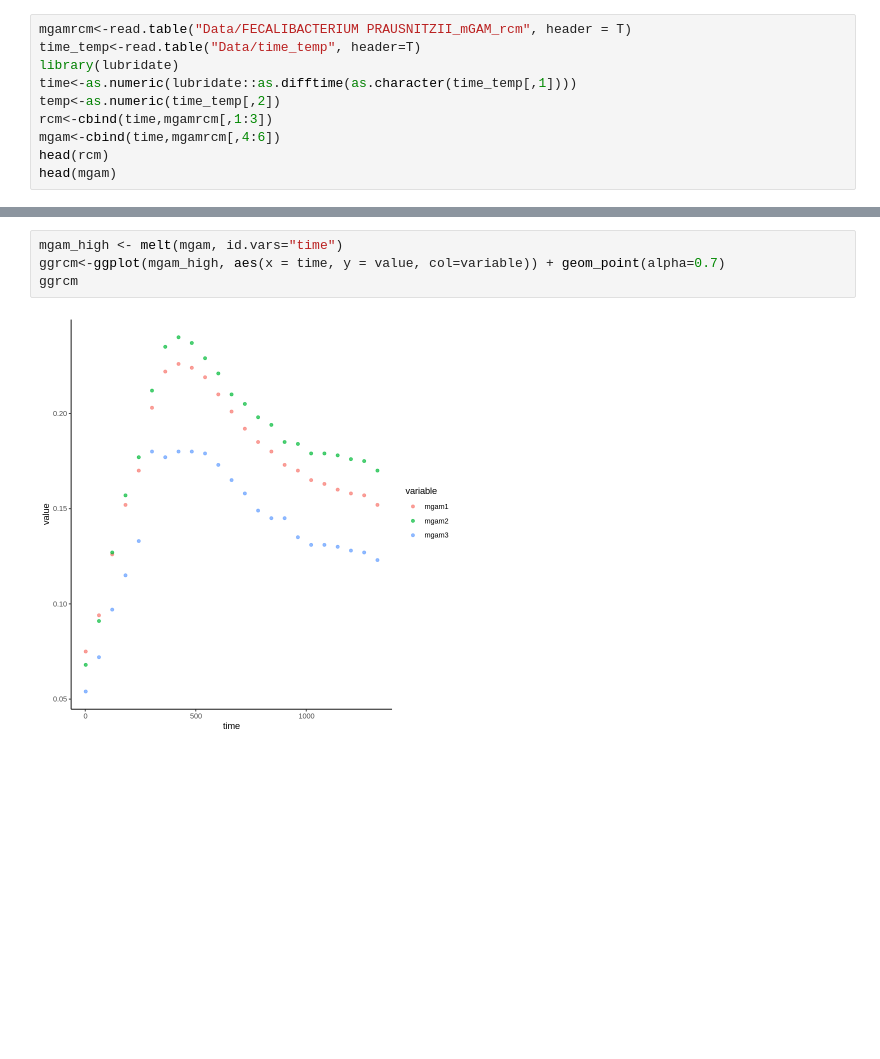
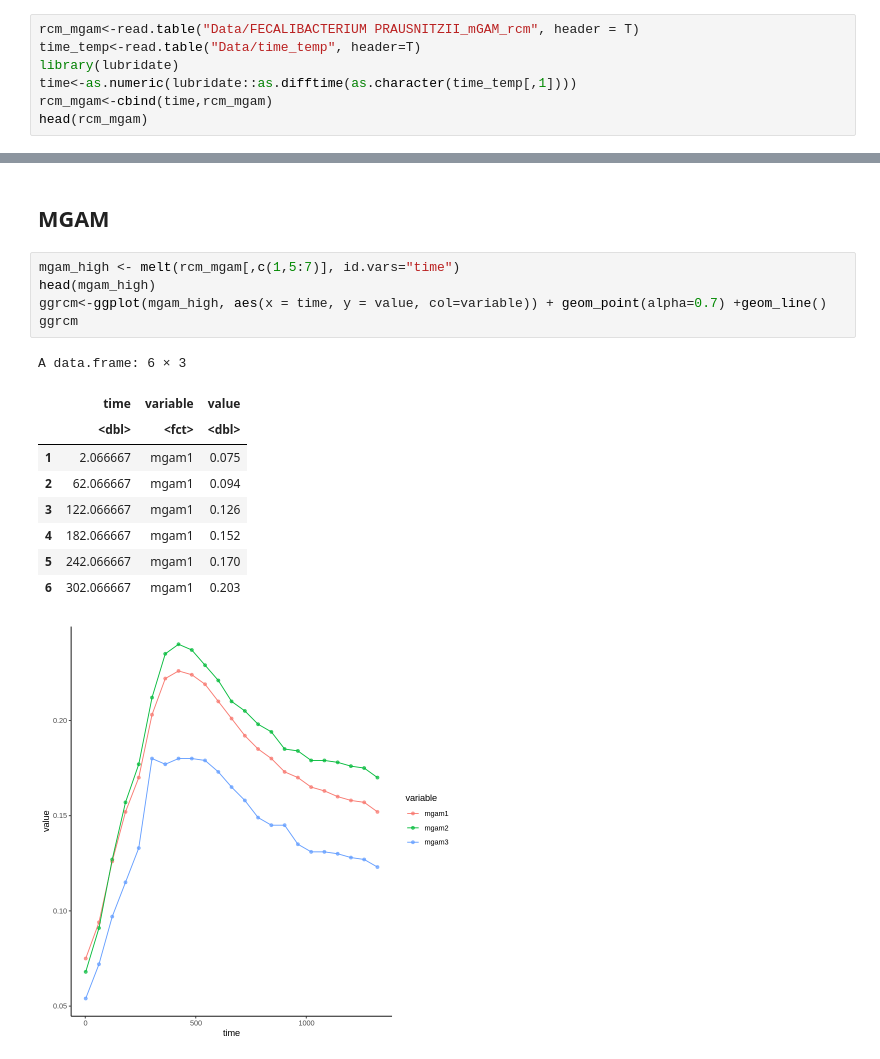
Before and after one commit to PrabJ/Flux_Balance_F_Prausnitzii, a Jupyter notebook: Growthrates.ipynb, the cells around one changed output, grey strips where cells are left out. Cells and saved outputs as stored; diff of their text form; blank space fills up the shorter version.

```diff
--- a/Growthrates.ipynb
+++ b/Growthrates.ipynb
@@ -15,11 +10,8 @@ Loading required package: deSolve
 # %%
-mgamrcm<-read.table("Data/FECALIBACTERIUM PRAUSNITZII_mGAM_rcm", header = T)
+rcm_mgam<-read.table("Data/FECALIBACTERIUM PRAUSNITZII_mGAM_rcm", header = T)
 time_temp<-read.table("Data/time_temp", header=T)
 library(lubridate)
 time<-as.numeric(lubridate::as.difftime(as.character(time_temp[,1])))
-temp<-as.numeric(time_temp[,2])
-rcm<-cbind(time,mgamrcm[,1:3])
-mgam<-cbind(time,mgamrcm[,4:6])
-head(rcm)
-head(mgam)
+rcm_mgam<-cbind(time,rcm_mgam)
+head(rcm_mgam)
 # %% [output]
@@ -65,6 +61,18 @@ ggrcm
+# %% [markdown]
+## MGAM
 # %%
-mgam_high <- melt(mgam, id.vars="time")
-ggrcm<-ggplot(mgam_high, aes(x = time, y = value, col=variable)) + geom_point(alpha=0.7)
+mgam_high <- melt(rcm_mgam[,c(1,5:7)], id.vars="time")
+head(mgam_high)
+ggrcm<-ggplot(mgam_high, aes(x = time, y = value, col=variable)) + geom_point(alpha=0.7) +geom_line()
 ggrcm
 # %% [output]
+A data.frame: 6 × 3
+|  | time | variable | value |
+|  | <dbl> | <fct> | <dbl> |
+| 1 | 2.066667 | mgam1 | 0.075 |
+| 2 | 62.066667 | mgam1 | 0.094 |
+| 3 | 122.066667 | mgam1 | 0.126 |
+| 4 | 182.066667 | mgam1 | 0.152 |
+| 5 | 242.066667 | mgam1 | 0.170 |
+| 6 | 302.066667 | mgam1 | 0.203 |
-[figure, old version]
+[figure, new version]
```
Also changed, not shown: parts of 15 cells of this notebook, 1 other file.
